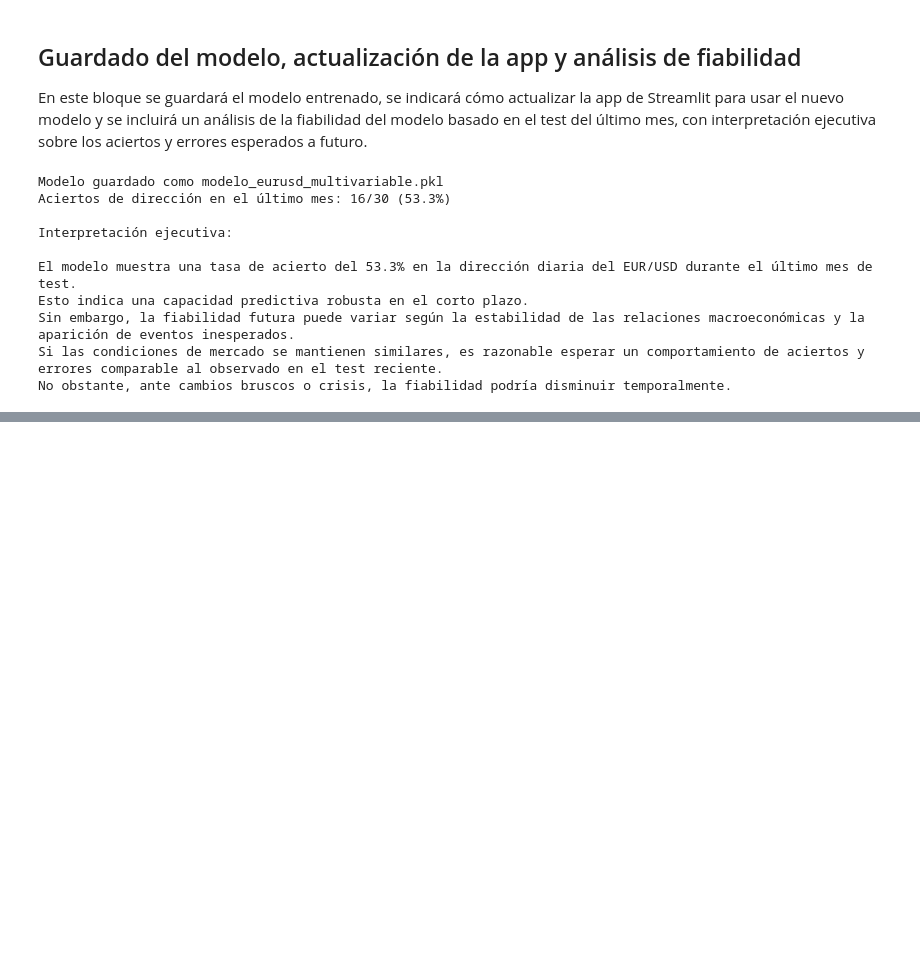
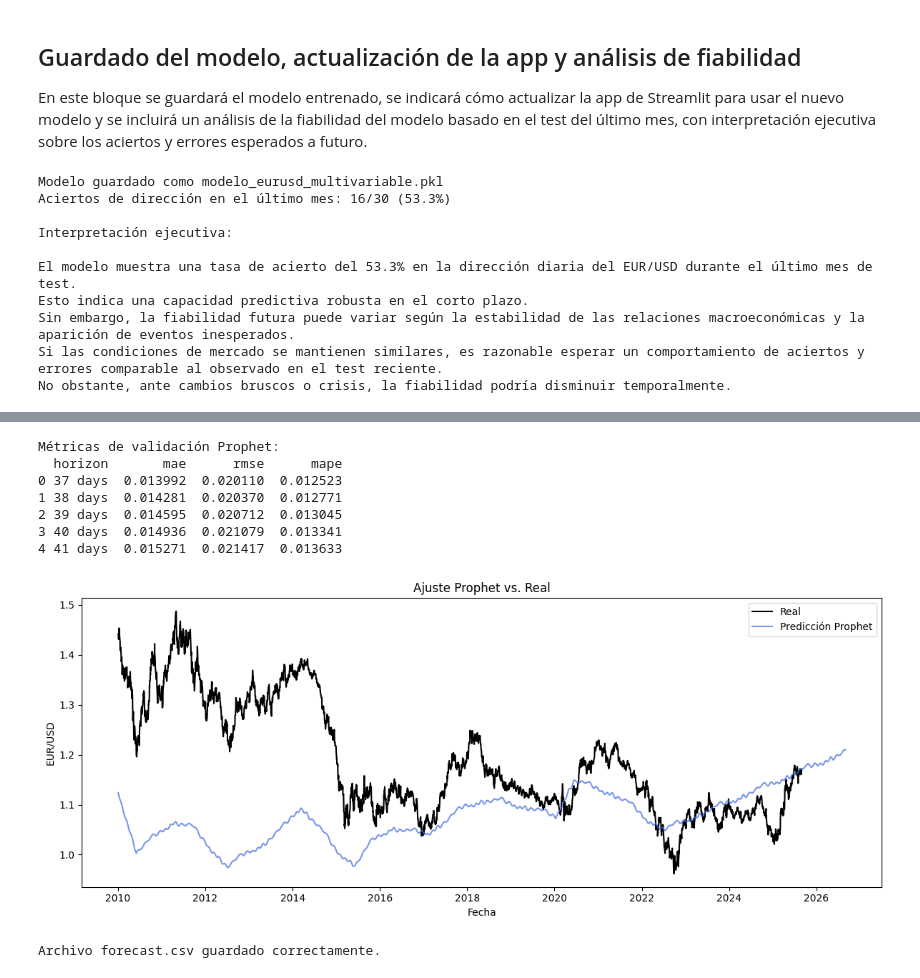
Before and after one commit to cpuertas-gpsc/cambios-y-divisas, a Jupyter notebook: Prediccion_EURUSD_Multivariable.ipynb, the cells around one changed output, grey strips where cells are left out. Saved outputs shown, nothing was run; the diff lists cells and outputs as text; code cells hidden in the pictures; blank space fills up the shorter version.

```diff
--- a/Prediccion_EURUSD_Multivariable.ipynb
+++ b/Prediccion_EURUSD_Multivariable.ipynb
@@ -418,0 +426,59 @@ hint: See above for details.
+# %%
+# Mejorar el forecast de Prophet para la app de Streamlit: tuning, regresores y validación
+from prophet import Prophet
+from prophet.diagnostics import cross_validation, performance_metrics
+
+# Crear DataFrame para Prophet a partir de df_limpio
+# Incluimos los regresores externos
+regresores = ['DXY', 'CPI', 'FEDFUNDS', 'GDP']
+df_prophet = df_limpio[['EURUSD'] + regresores].reset_index().rename(columns={'date': 'ds', 'EURUSD': 'y'})
+df_prophet = df_prophet.dropna(subset=['y'])  # Prophet no acepta valores NaN
+
+# Asegúrate de que las columnas sean correctas
+if not set(['ds', 'y']).issubset(df_prophet.columns):
+    raise ValueError('Dataframe must have columns "ds" and "y" con las fechas y valores.')
+
+# Ajuste de hiperparámetros (puedes probar otros valores)
+model = Prophet(
+    changepoint_prior_scale=0.1,  # más flexible para cambios de tendencia
+    seasonality_mode='multiplicative',
+    n_changepoints=30
+)
+# Añadir regresores externos
+for reg in regresores:
+    model.add_regressor(reg)
+
+# Entrenar Prophet
+model.fit(df_prophet)
+
+# Validación cruzada (backtesting)
+df_cv = cross_validation(model, initial='1095 days', period='180 days', horizon='365 days', parallel="processes")
+df_p = performance_metrics(df_cv)
+print('Métricas de validación Prophet:')
+print(df_p[['horizon','mae','rmse','mape']].head())
+
+# Crear DataFrame futuro para predicción (365 días adelante)
+futuro = model.make_future_dataframe(periods=365)
+# Añadir regresores futuros: para demo, usamos últimos valores conocidos
+for reg in regresores:
+    futuro[reg] = df_prophet[reg].iloc[-1]
+
+# Generar el forecast
+forecast = model.predict(futuro)
+
+# Visualizar ajuste real vs. predicción
+import matplotlib.pyplot as plt
+plt.figure(figsize=(12,5))
+plt.plot(df_prophet['ds'], df_prophet['y'], label='Real', color='black')
+plt.plot(forecast['ds'], forecast['yhat'], label='Predicción Prophet', color='royalblue', alpha=0.7)
+plt.title('Ajuste Prophet vs. Real')
+plt.xlabel('Fecha')
+plt.ylabel('EUR/USD')
+plt.legend()
+plt.tight_layout()
+plt.show()
+
+# Guardar el forecast
+forecast.to_csv('forecast.csv', index=False)
+print('Archivo forecast.csv guardado correctamente.')
+# %% [output]
@@ -418,0 +488,9 @@ hint: See above for details.
+Métricas de validación Prophet:
+  horizon       mae      rmse      mape
+0 37 days  0.013992  0.020110  0.012523
+1 38 days  0.014281  0.020370  0.012771
+2 39 days  0.014595  0.020712  0.013045
+3 40 days  0.014936  0.021079  0.013341
+4 41 days  0.015271  0.021417  0.013633
+[figure, added]
+Archivo forecast.csv guardado correctamente.
```
Also changed, not shown: parts of 6 cells of this notebook, 8 other files.
